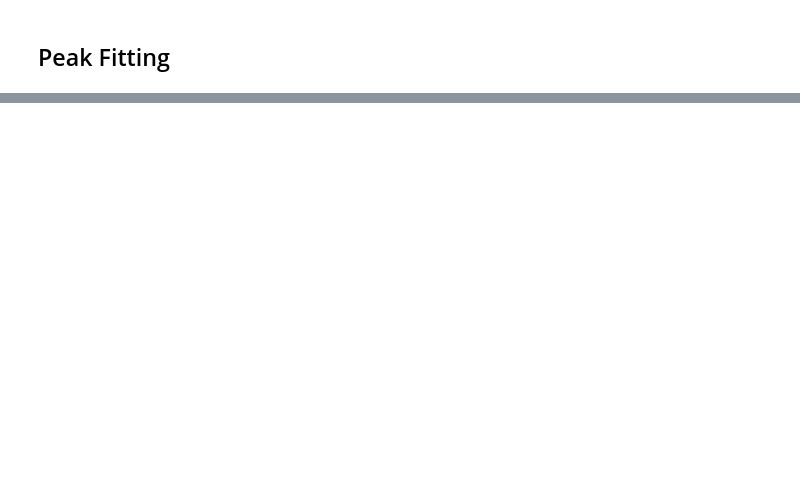
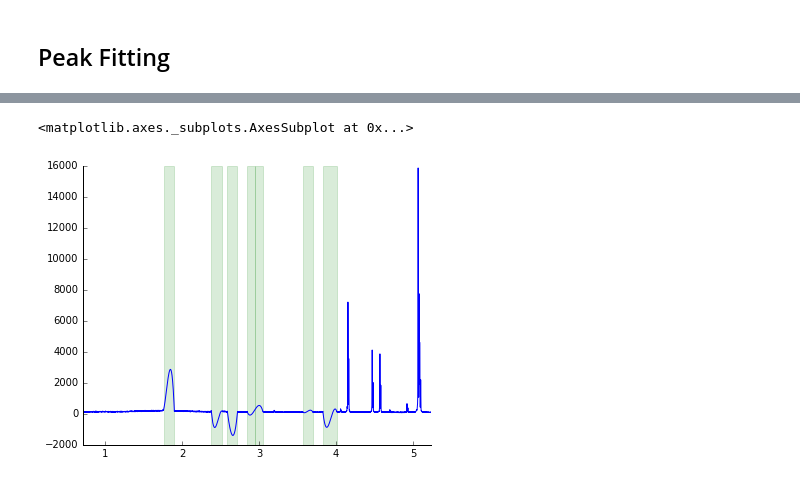
Before and after one commit to canismarko/scimap-tests, a Jupyter notebook: View_XRD_Data.ipynb, the cells around one changed output, grey strips where cells are left out. Cells and saved outputs as stored; diff of their text form; code cells hidden in the pictures; blank space fills up the shorter version.

```diff
--- a/View_XRD_Data.ipynb
+++ b/View_XRD_Data.ipynb
@@ -49,0 +64,11 @@ array([ 1.80822894,  2.46585258,  2.64543732,  2.90382698,  3.0176798 ,
+# %%
+# Plot fitting for a peak
+scan = scimap.XRDScan(filename="test-data-xrd/corundum.brml",
+                     phase=scimap.standards.Corundum())
+df = scan.diffractogram
+scan.refinement.fit_peaks(scattering_lengths=df.index,
+                          intensities=df['subtracted'])
+scan.refinement.plot(df.index)
+# %% [output]
+<matplotlib.axes._subplots.AxesSubplot at 0x...>
+[figure, added]
```
Also changed, not shown: parts of 7 cells of this notebook, 1 other file.
